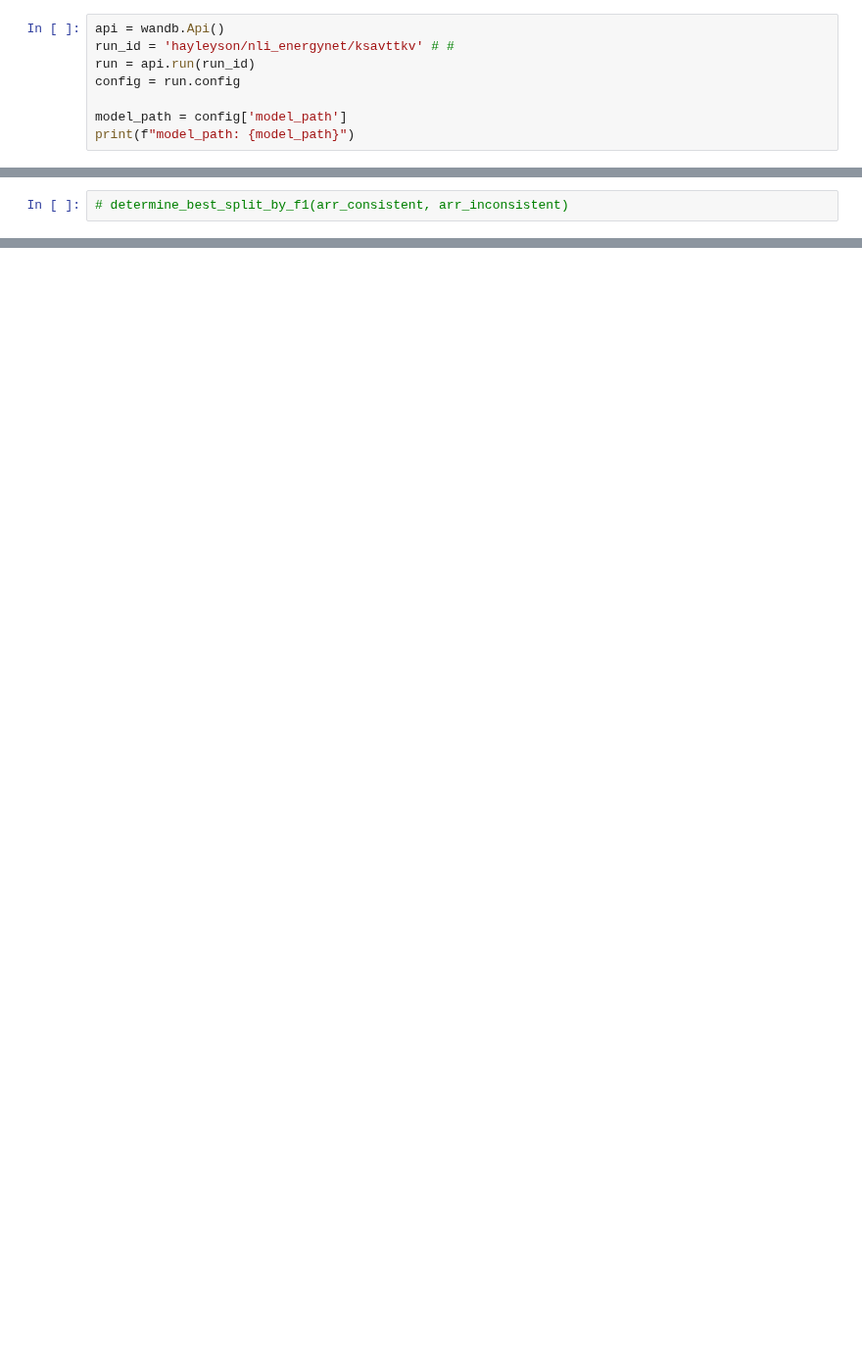
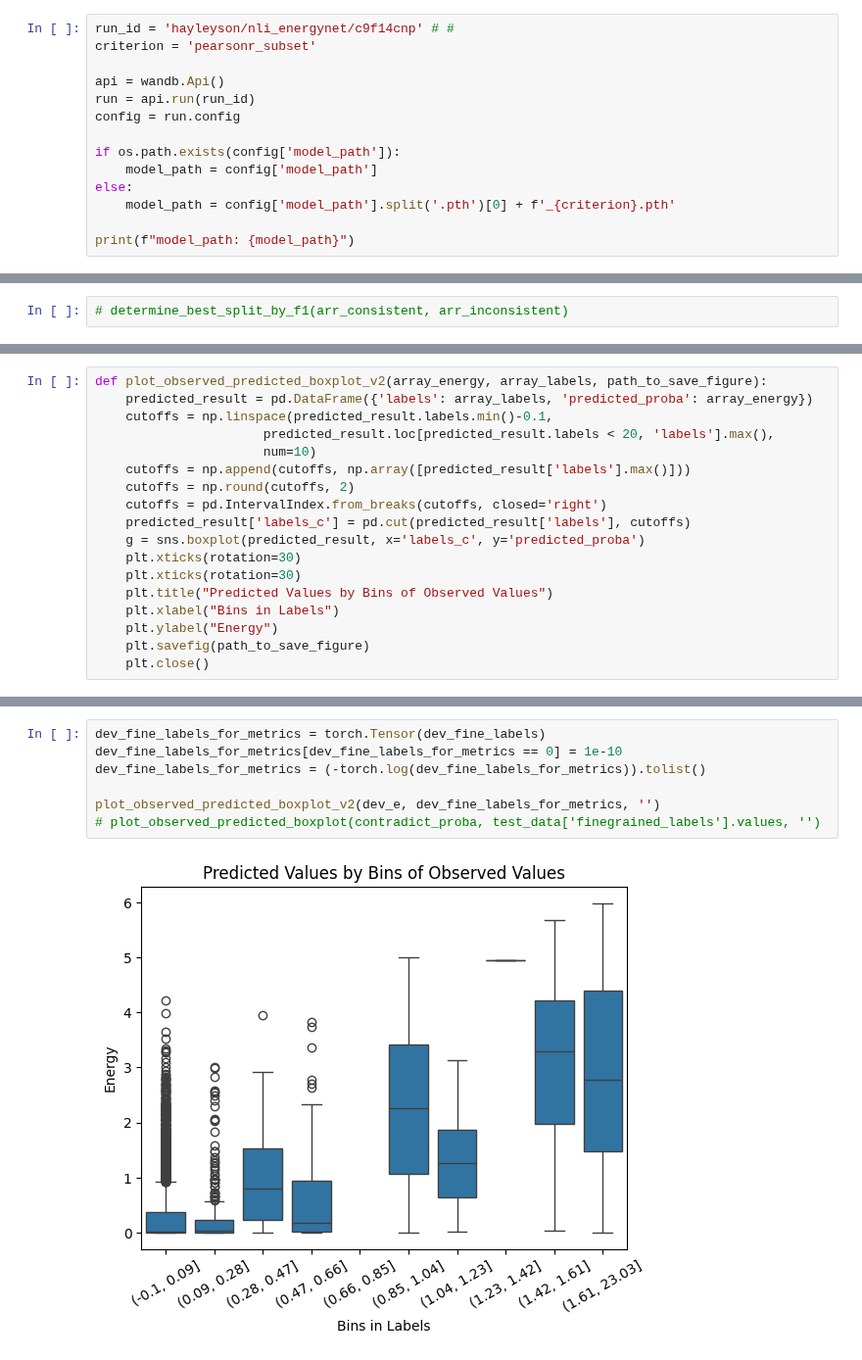
Before and after one commit to hayleyson/mucoco, a Jupyter notebook: new_module/em_training/nli/evaluate_model.ipynb, the cells around one changed output, grey strips where cells are left out. Shown at 98% size. Drawn from its saved outputs; the diff is of its cells as text; blank space fills up the shorter version.

```diff
--- a/new_module/em_training/nli/evaluate_model.ipynb
+++ b/new_module/em_training/nli/evaluate_model.ipynb
@@ -83,9 +79,15 @@ case 3. pearson R 0.7887, ndcg 0.9128
 # %%
+run_id = 'hayleyson/nli_energynet/c9f14cnp' # #
+criterion = 'pearsonr_subset'
+
 api = wandb.Api()
-run_id = 'hayleyson/nli_energynet/ksavttkv' # #
 run = api.run(run_id)
 config = run.config
 
-model_path = config['model_path']
+if os.path.exists(config['model_path']):
+    model_path = config['model_path']
+else:
+    model_path = config['model_path'].split('.pth')[0] + f'_{criterion}.pth'
+
 print(f"model_path: {model_path}")
 # %% [output]
@@ -384,0 +219,18 @@ plot_observed_predicted_boxplot(contradict_proba, dev_data['finegrained_labels']
+# %%
+def plot_observed_predicted_boxplot_v2(array_energy, array_labels, path_to_save_figure):
+    predicted_result = pd.DataFrame({'labels': array_labels, 'predicted_proba': array_energy})
+    cutoffs = np.linspace(predicted_result.labels.min()-0.1,
+                      predicted_result.loc[predicted_result.labels < 20, 'labels'].max(),
+                      num=10)
+    cutoffs = np.append(cutoffs, np.array([predicted_result['labels'].max()]))
+    cutoffs = np.round(cutoffs, 2)
+    cutoffs = pd.IntervalIndex.from_breaks(cutoffs, closed='right')
+    predicted_result['labels_c'] = pd.cut(predicted_result['labels'], cutoffs)
+    g = sns.boxplot(predicted_result, x='labels_c', y='predicted_proba')
+    plt.xticks(rotation=30)
+    plt.xticks(rotation=30)
+    plt.title("Predicted Values by Bins of Observed Values")
+    plt.xlabel("Bins in Labels")
+    plt.ylabel("Energy")
+    plt.savefig(path_to_save_figure)
+    plt.close()
@@ -385,3 +241,12 @@ plot_observed_predicted_boxplot(contradict_proba, dev_data['finegrained_labels']
+# %%
+dev_fine_labels_for_metrics = torch.Tensor(dev_fine_labels)
+dev_fine_labels_for_metrics[dev_fine_labels_for_metrics == 0] = 1e-10
+dev_fine_labels_for_metrics = (-torch.log(dev_fine_labels_for_metrics)).tolist()
+
+plot_observed_predicted_boxplot_v2(dev_e, dev_fine_labels_for_metrics, '')
+# plot_observed_predicted_boxplot(contradict_proba, test_data['finegrained_labels'].values, '')
+# %% [output]
+[figure, added]
 # %%
 plt.hist([arr_consistent, arr_inconsistent], label = [ "consistent", "inconsistent"])
 plt.legend(loc="upper left")
```
Also changed, not shown: parts of 27 cells of this notebook, 2 other files.
